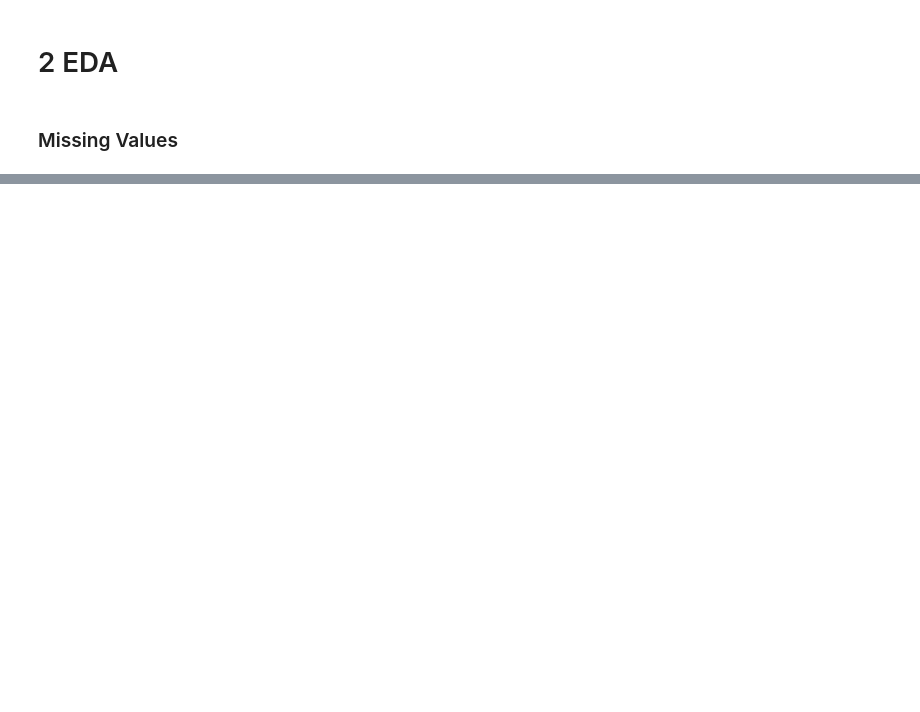
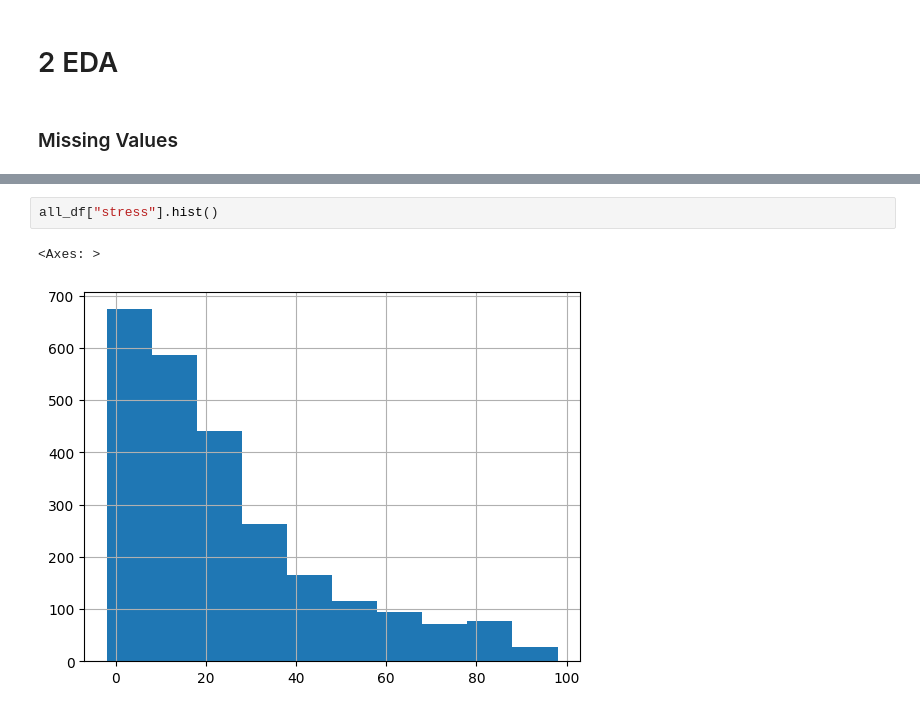
Before and after one commit to Xenoxort/ML4QS, a Jupyter notebook: notebooks/01_eda.ipynb, the cells around one changed output, grey strips where cells are left out. Saved outputs shown, nothing was run; the diff lists cells and outputs as text; blank space fills up the shorter version.

```diff
--- a/notebooks/01_eda.ipynb
+++ b/notebooks/01_eda.ipynb
@@ -256,0 +467,5 @@ dtype: int64
+# %%
+all_df["stress"].hist()
+# %% [output]
+<Axes: >
+[figure, added]
```
Also changed, not shown: parts of 13 cells of this notebook.
